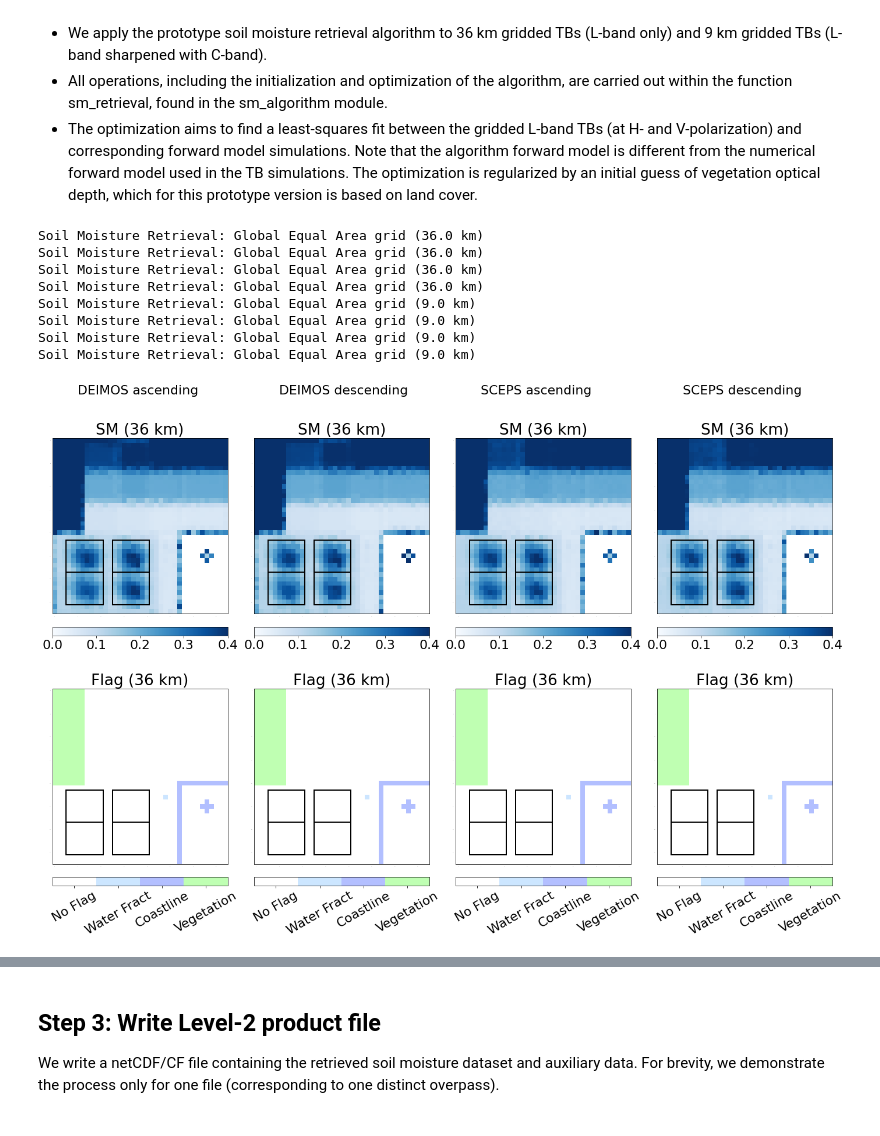
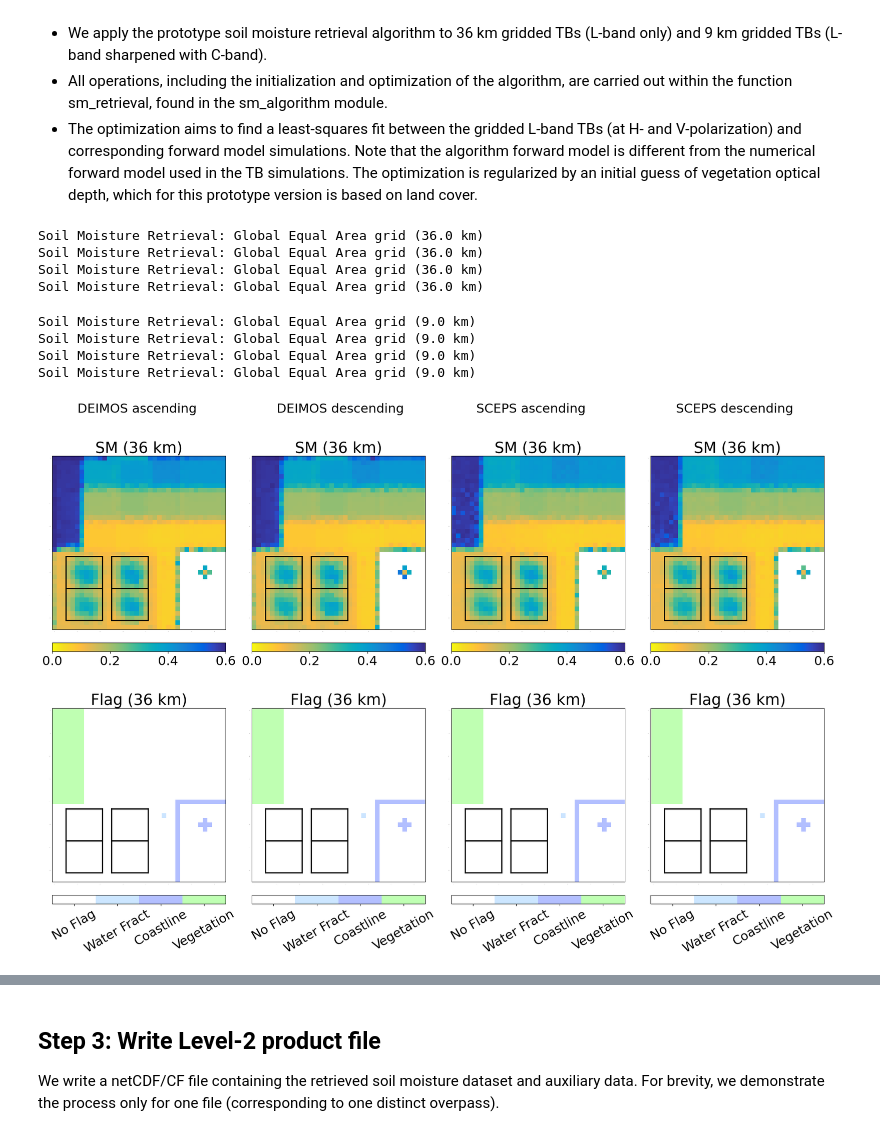
Before and after one commit to CIMR-Algos/SoilMoisture_ATBD_v2, a Jupyter notebook: algorithm/CIMR_L2_Soil_Moisture_algorithm.ipynb, the cells around one changed output, grey strips where cells are left out. Cells and saved outputs as stored; diff of their text form; code cells hidden in the pictures.

```diff
--- a/algorithm/CIMR_L2_Soil_Moisture_algorithm.ipynb
+++ b/algorithm/CIMR_L2_Soil_Moisture_algorithm.ipynb
@@ -242,7 +242,7 @@ params = {
 # [forest, mixed, crop, grass, bare, water]
 h = np.array([0.4, 0.5, 0.4, 0.5, 0.1, np.nan])
 omega = np.array([0.06, 0.12, 0.12, 0.1, 0.12, np.nan])
-tau_ini = np.array([0.5, 0.4, 0.4, 0.2, 0, np.nan])
+tau_ini = np.array([0.3, 0.4, 0.4, 0.2, 0, np.nan])
 vwc = np.array([11.75, 4.63, 1.95, 0.21, 0, np.nan])
 
 # auxiliary and flag arrays at 36 km
@@ -298,21 +298,22 @@ l2_36_deimos_asc = algo.sm_retrieval(l1x_deimos_asc, params, aux_36, flag_36)
 l2_36_deimos_des = algo.sm_retrieval(l1x_deimos_des, params, aux_36, flag_36)
 l2_36_sceps_asc = algo.sm_retrieval(l1x_sceps_asc, params, aux_36, flag_36)
 l2_36_sceps_des = algo.sm_retrieval(l1x_sceps_des, params, aux_36, flag_36)
-
-# soil moisture retrieval at 9 km grid
-l2_09_deimos_asc = algo.sm_retrieval(l1x_e_deimos_asc, params, aux_09, flag_09)
-l2_09_deimos_des = algo.sm_retrieval(l1x_e_deimos_des, params, aux_09, flag_09)
-l2_09_sceps_asc = algo.sm_retrieval(l1x_e_sceps_asc, params, aux_09, flag_09)
-l2_09_sceps_des = algo.sm_retrieval(l1x_e_sceps_des, params, aux_09, flag_09)
 # %% [output]
 Soil Moisture Retrieval: Global Equal Area grid (36.0 km)
 Soil Moisture Retrieval: Global Equal Area grid (36.0 km)
 Soil Moisture Retrieval: Global Equal Area grid (36.0 km)
 Soil Moisture Retrieval: Global Equal Area grid (36.0 km)
-Soil Moisture Retrieval: Global Equal Area grid (9.0 km)
-Soil Moisture Retrieval: Global Equal Area grid (9.0 km)
-Soil Moisture Retrieval: Global Equal Area grid (9.0 km)
-Soil Moisture Retrieval: Global Equal Area grid (9.0 km)
+# %%
+# soil moisture retrieval at 9 km grid
+l2_09_deimos_asc = algo.sm_retrieval(l1x_e_deimos_asc, params, aux_09, flag_09)
+l2_09_deimos_des = algo.sm_retrieval(l1x_e_deimos_des, params, aux_09, flag_09)
+l2_09_sceps_asc = algo.sm_retrieval(l1x_e_sceps_asc, params, aux_09, flag_09)
+l2_09_sceps_des = algo.sm_retrieval(l1x_e_sceps_des, params, aux_09, flag_09)
+# %% [output]
+Soil Moisture Retrieval: Global Equal Area grid (9.0 km)
+Soil Moisture Retrieval: Global Equal Area grid (9.0 km)
+Soil Moisture Retrieval: Global Equal Area grid (9.0 km)
+Soil Moisture Retrieval: Global Equal Area grid (9.0 km)
 # %%
 # Visualization of the results
 reload(sm_eval)
@@ -327,39 +328,40 @@ reference = tc_36['Soil Moisture']
 deimos_asc = l2_36_deimos_asc
 deimos_des = l2_36_deimos_des
 sceps_asc = l2_36_sceps_asc
 sceps_des = l2_36_sceps_des
-plot_range = [0, 0.4]
+plot_range = [0, 0.6]
 plot_range_diff = [-0.15, 0.15]
 grid = 36
+
 # Plot
 gs = gridspec.GridSpec(4, 4, width_ratios=[1, 1, 1, 1], height_ratios=[1, 1, 1, 1])
 fig = plt.figure(figsize=(6*4, 8*4))
 # SM
 ax = fig.add_subplot(gs[0, 0])
-sm_eval.plot_sm(deimos_asc['sm'], 'SM (36 km)', grid, plot_range, 'Blues')
+sm_eval.plot_sm(deimos_asc['sm'], 'SM (36 km)', grid, plot_range)
 plt.text(5, -10, filenames[0])
 ax = fig.add_subplot(gs[0, 1])
-sm_eval.plot_sm(deimos_des['sm'], 'SM (36 km)', grid, plot_range, 'Blues')
+sm_eval.plot_sm(deimos_des['sm'], 'SM (36 km)', grid, plot_range)
 plt.text(5, -10, filenames[1])
 ax = fig.add_subplot(gs[0, 2])
-sm_eval.plot_sm(sceps_asc['sm'], 'SM (36 km)', grid, plot_range, 'Blues')
+sm_eval.plot_sm(sceps_asc['sm'], 'SM (36 km)', grid, plot_range)
 plt.text(5, -10, filenames[2])
 ax = fig.add_subplot(gs[0, 3])
-sm_eval.plot_sm(sceps_des['sm'], 'SM (36 km)', grid, plot_range, 'Blues')
+sm_eval.plot_sm(sceps_des['sm'], 'SM (36 km)', grid, plot_range)
 plt.text(5, -10, filenames[3])
 # Flags
 ax = fig.add_subplot(gs[1, 0])
 sm_eval.plot_flag(deimos_asc['flag_surf'], deimos_asc['flag_ret'], 'Flag (36 km)', grid)
 ax = fig.add_subplot(gs[1, 1])
 sm_eval.plot_flag(deimos_des['flag_surf'], deimos_des['flag_ret'], 'Flag (36 km)', grid)
 ax = fig.add_subplot(gs[1, 2])
 sm_eval.plot_flag(sceps_asc['flag_surf'], sceps_asc['flag_ret'], 'Flag (36 km)', grid)
 ax = fig.add_subplot(gs[1, 3])
 sm_eval.plot_flag(sceps_des['flag_surf'], sceps_des['flag_ret'], 'Flag (36 km)', grid)
 # adjust
 plt.subplots_adjust(wspace=0.15, hspace=-0.05)
 # %% [output]
-[figure, old version]
+[figure, new version]
 # %%
 reload(sm_eval)
 
```
Also changed, not shown: parts of 4 cells of this notebook, 2 other files.
